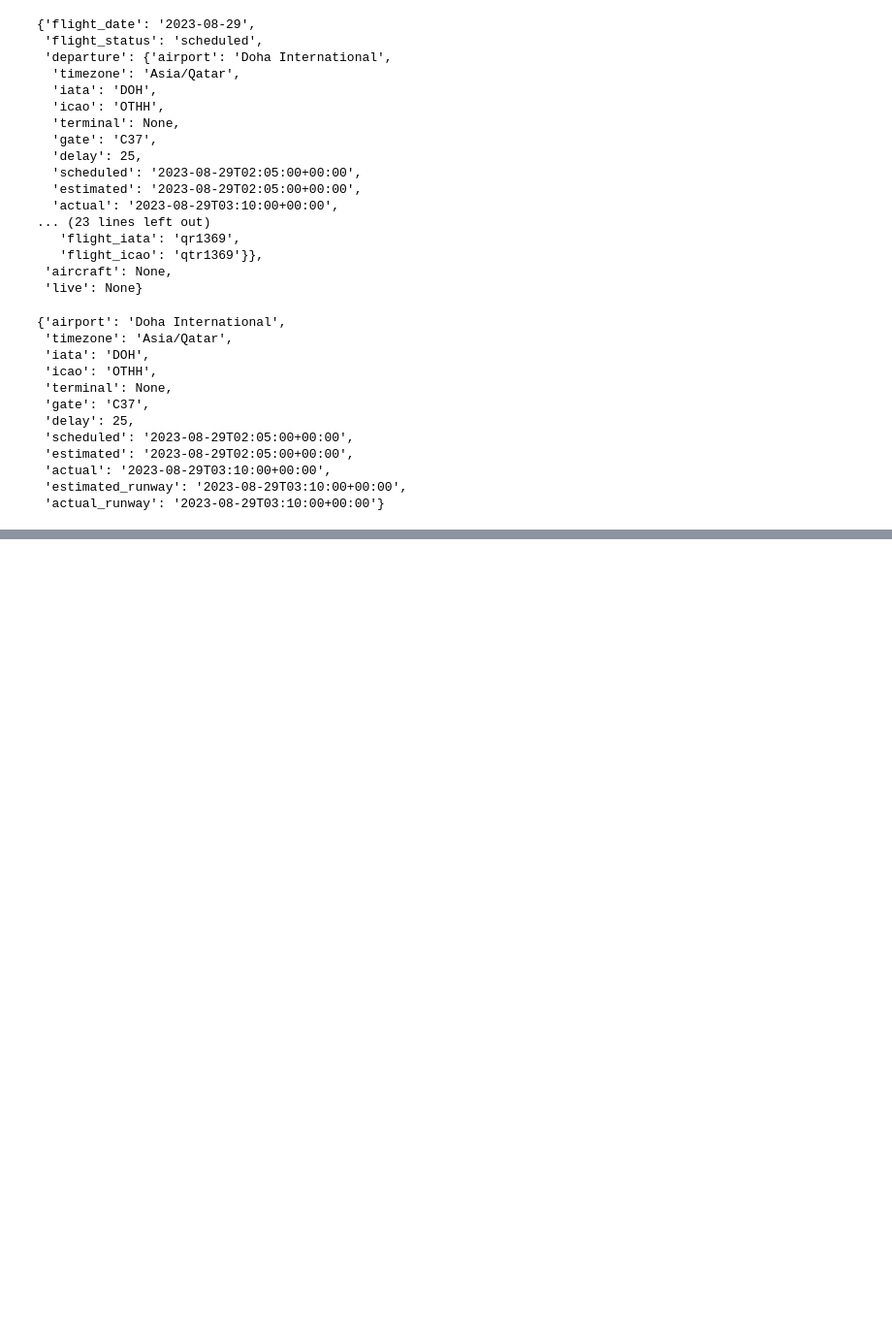
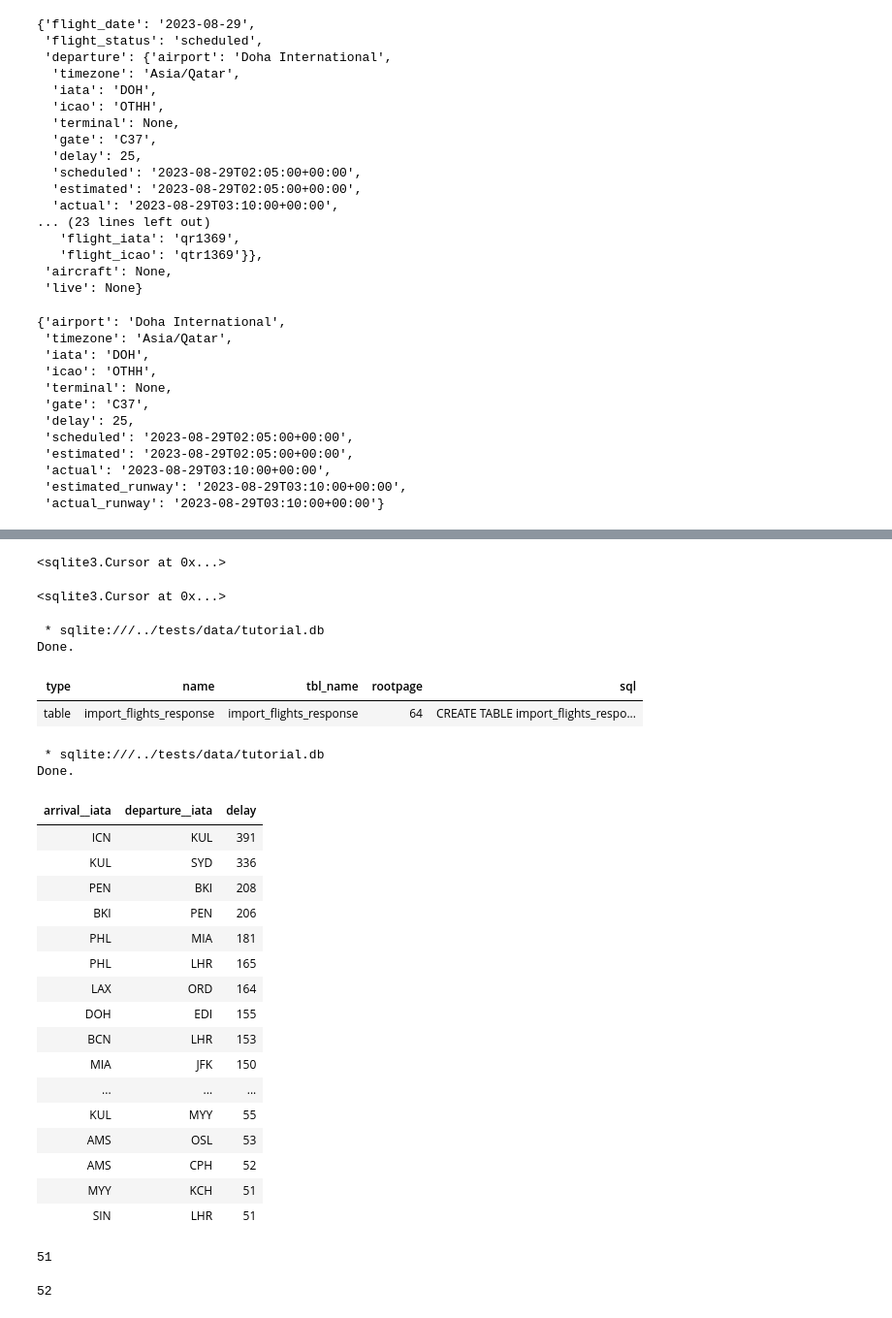
Before and after one commit to vykuang/mh-flight-logs, a Jupyter notebook: notebooks/sqlite.ipynb, the cells around one changed output, grey strips where cells are left out. Shown at 97% size. Saved outputs shown, nothing was run; the diff lists cells and outputs as text; code cells hidden in the pictures; blank space fills up the shorter version.

Commit message:
wrangle api response into sqlite

```diff
--- a/notebooks/sqlite.ipynb
+++ b/notebooks/sqlite.ipynb
@@ -162,0 +512,4 @@ con.close()
+# %%
+curs.execute("drop table if exists import_flights_response")
+# %% [output]
+<sqlite3.Cursor at 0x...>
@@ -162,0 +519,13 @@ con.close()
+# %%
+curs.execute(create_sql)
+# %% [output]
+<sqlite3.Cursor at 0x...>
+# %%
+%%sql
+select * from sqlite_master
+where name = 'import_flights_response';
+# %% [output]
+ * sqlite:///../tests/data/tutorial.db
+Done.
+| type | name | tbl_name | rootpage | sql |
+| table | import_flights_response | import_flights_response | 64 | CREATE TABLE import_flights_respo... |
@@ -162,0 +543,37 @@ con.close()
+# %%
+%%sql
+select
+    arrival__iata,
+    departure__iata,
+    CAST(departure__delay AS INTEGER) AS delay
+from import_flights_response
+where delay > 50
+ORDER BY delay DESC, arrival__iata, departure__iata;
+# %% [output]
+ * sqlite:///../tests/data/tutorial.db
+Done.
+| arrival__iata | departure__iata | delay |
+| ICN | KUL | 391 |
+| KUL | SYD | 336 |
+| PEN | BKI | 208 |
+| BKI | PEN | 206 |
+| PHL | MIA | 181 |
+| PHL | LHR | 165 |
+| LAX | ORD | 164 |
+| DOH | EDI | 155 |
+| BCN | LHR | 153 |
+| MIA | JFK | 150 |
+| ... | ... | ... |
+| KUL | MYY | 55 |
+| AMS | OSL | 53 |
+| AMS | CPH | 52 |
+| MYY | KCH | 51 |
+| SIN | LHR | 51 |
+# %%
+len(vals[0])
+# %% [output]
+51
+# %%
+len(vals_placeholder.split('?'))
+# %% [output]
+52
```
Also changed, not shown: parts of 49 cells of this notebook, 2 other files.
